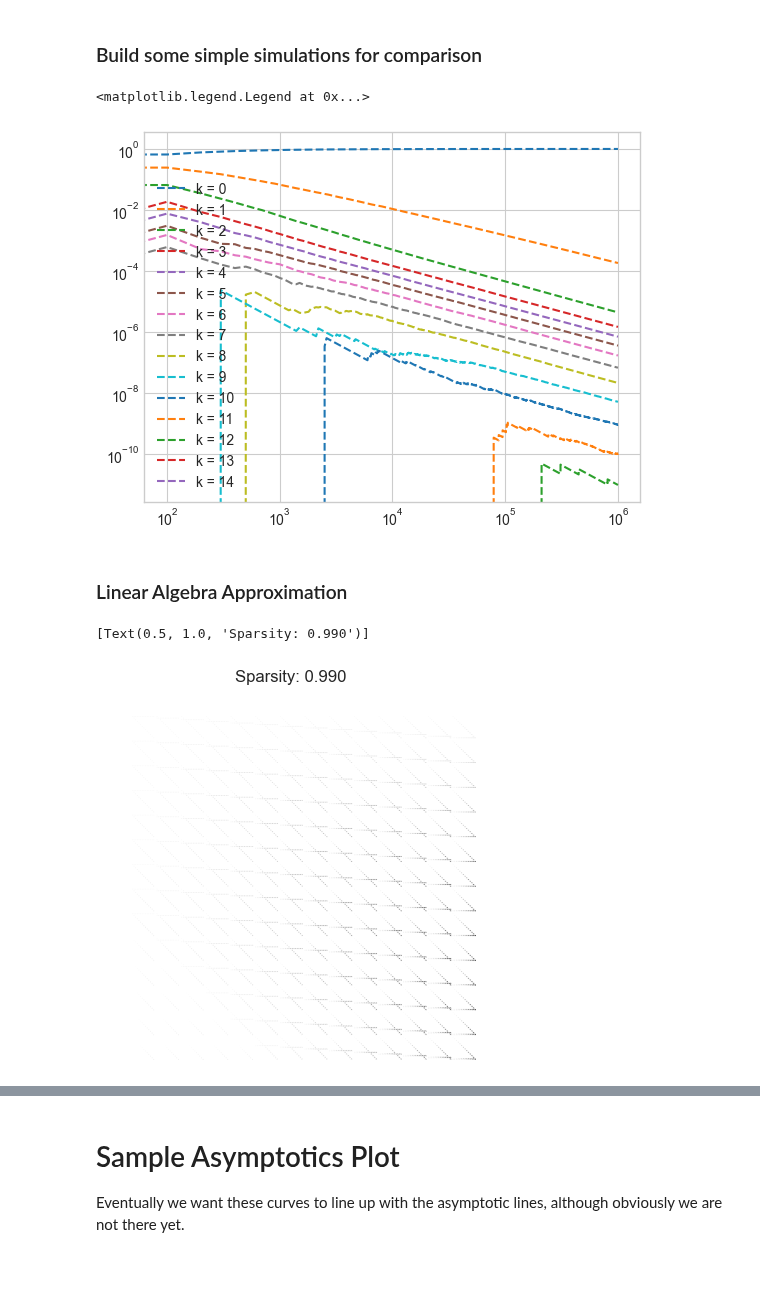
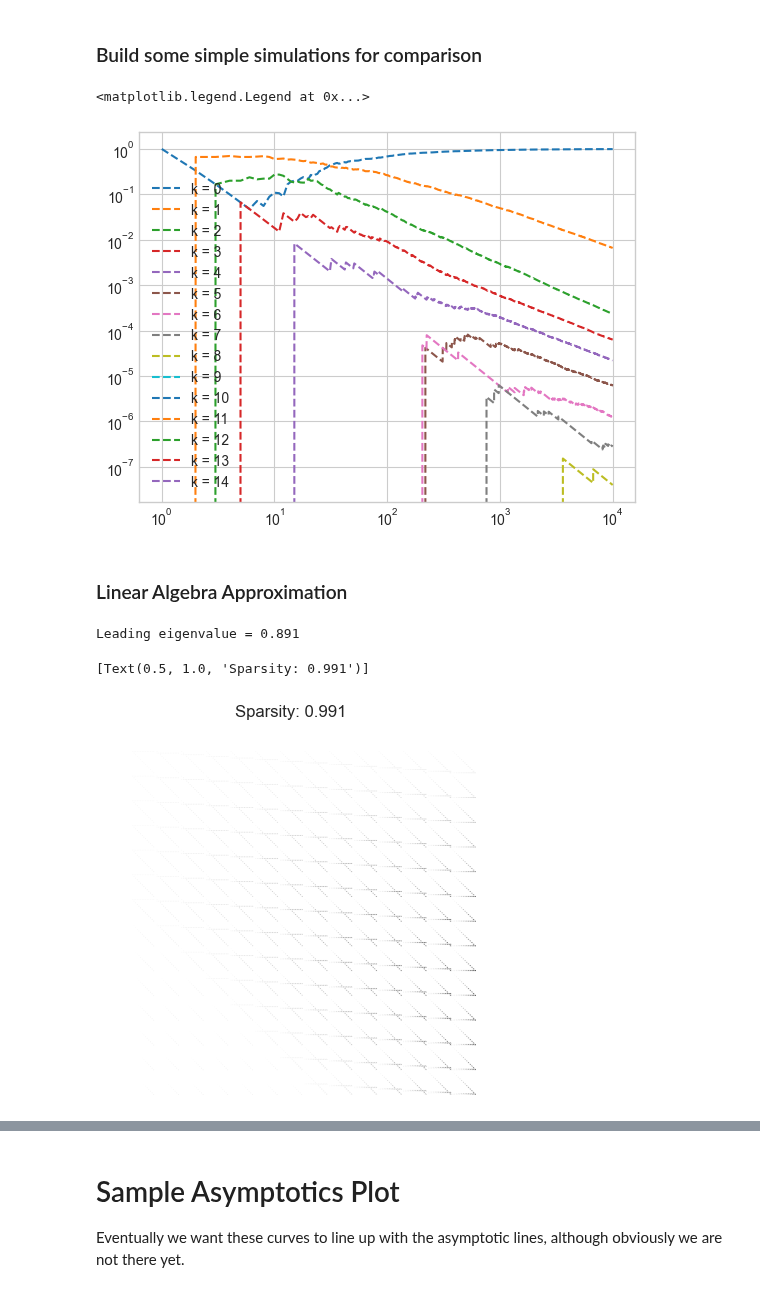
Before and after one commit to hexie1995/HyperGraph, a Jupyter notebook: code/analytic-intersections.ipynb, the cells around one changed output, grey strips where cells are left out. Cells and saved outputs as stored; diff of their text form; code cells hidden in the pictures.

```diff
--- a/code/analytic-intersections.ipynb
+++ b/code/analytic-intersections.ipynb
@@ -35,7 +32,7 @@ eta, beta, gamma = pars["eta"], pars["beta"], pars["gamma"]
 # %% [markdown]
 ### Build some simple simulations for comparison
 # %%
-timesteps = int(1e6)
+timesteps = int(1e4)
 H = hg.GrowingHypergraph()
 H.add_edge((0, 1))
 H.add_edge((2, 3))
@@ -85,22 +102,24 @@ for cc in range(timesteps):
+# %%
+r, R = intersection_profile(H)
 # %%
 fig, ax = plt.subplots(1, 1)
-R = R / R.sum(axis = 1)[:, None]
+# R = R / R.sum(axis = 1)[:, None]
 for k in range(k_max):
-    ax.plot(np.arange(timesteps // update_every)*update_every, R[:, k], label = f"k = {k}", linestyle = "--")
+    ax.plot(R[:, k], label = f"k = {k}", linestyle = "--")
 
 ax.loglog()
 ax.legend()
 # %% [output]
 <matplotlib.legend.Legend at 0x...>
-[figure, old version]
+[figure, new version]
 # %% [markdown]
 ### Linear Algebra Approximation
 # %%
-MC = m.MatrixConstructor(k_max, pars)
-M = MC.matrix_of_linear_map()
+M, T = approximation(k_max, pars)
 plt.imshow(M > 0, vmin = 0, vmax = 1)
 plt.gca().axis("off")
 plt.gca().set(title = f"Sparsity: {(M == 0).mean():.3f}")
 # %% [output]
-[Text(0.5, 1.0, 'Sparsity: 0.990')]
+Leading eigenvalue = 0.891
+[Text(0.5, 1.0, 'Sparsity: 0.991')]
 [figure]
```
Also changed, not shown: parts of 18 cells of this notebook, 1 other file.
